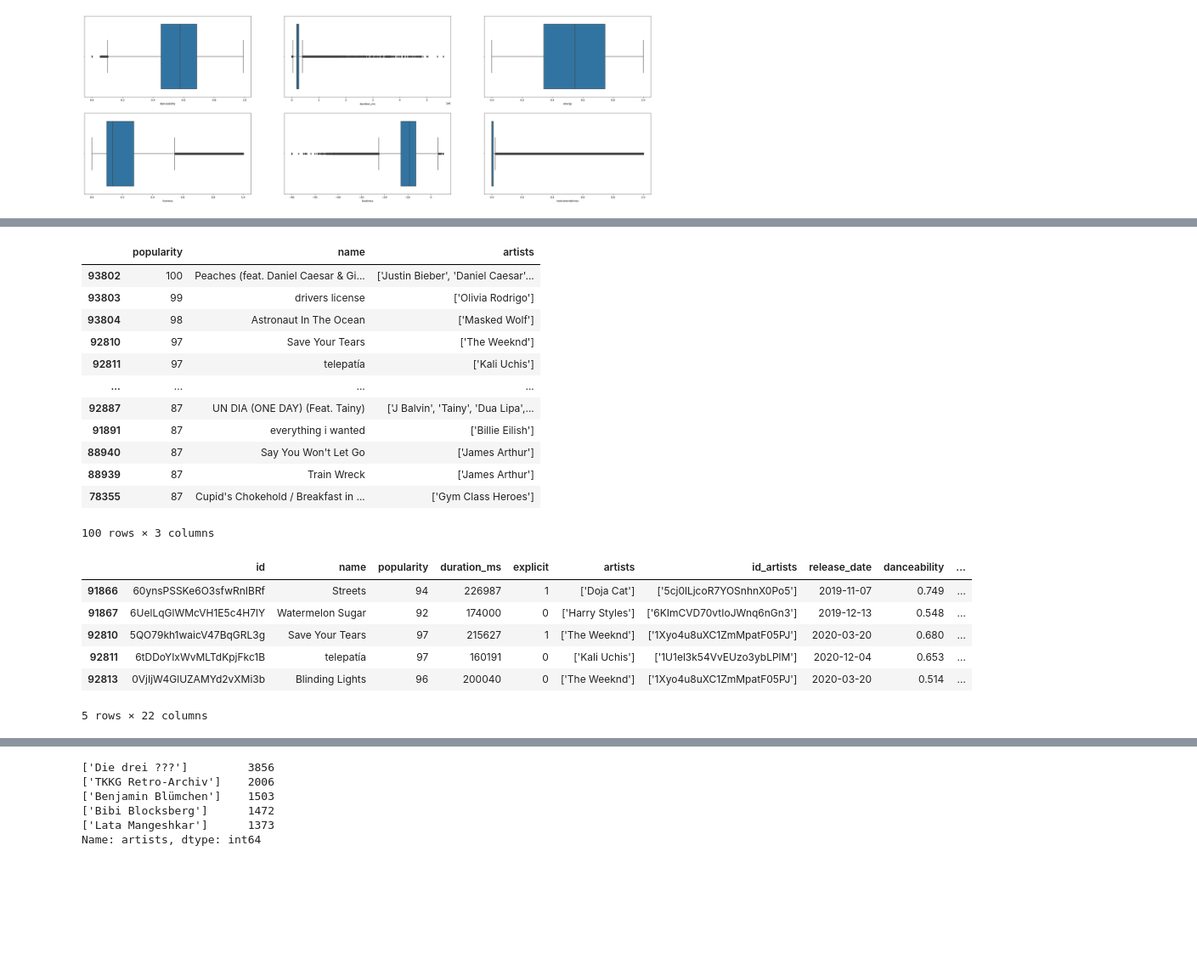
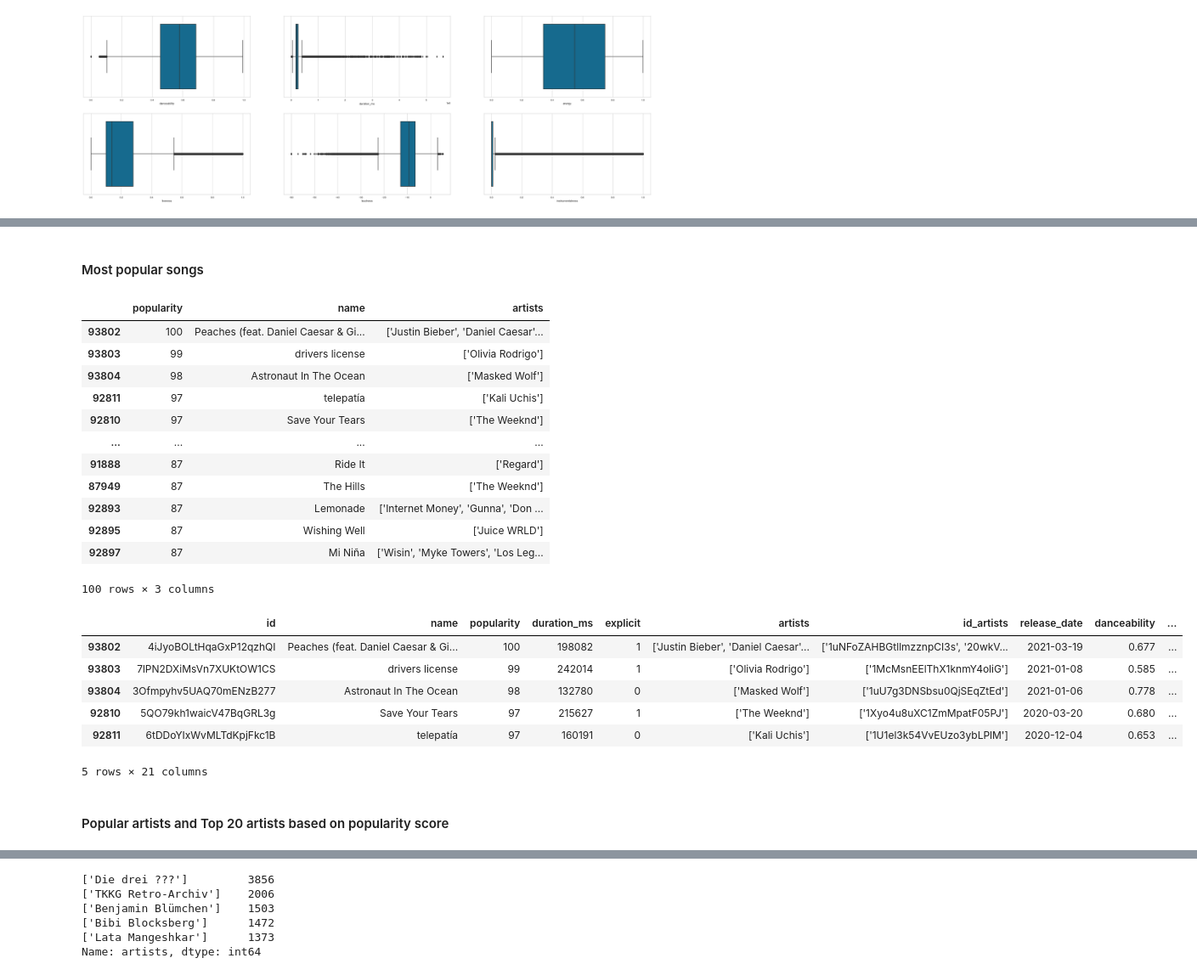
Before and after one commit to batkaw/Springboard, a Jupyter notebook: Mini Projects/Spotify EDA.ipynb, the cells around one changed output, grey strips where cells are left out. Shown at 85% size. Drawn from its saved outputs; the diff is of its cells as text; code cells hidden in the pictures; blank space fills up the shorter version.

```diff
--- a/Mini Projects/Spotify EDA.ipynb
+++ b/Mini Projects/Spotify EDA.ipynb
@@ -73,0 +119,2 @@ plt.show()
+# %%
+tracks = tracks[~tracks.duplicated()==1]
@@ -200,3 +318,5 @@ plt.show()
+# %% [markdown]
+#### Most popular songs
 # %%
 popularity= tracks.copy().sort_values(by=['popularity'],ascending=False)[['popularity','name','artists']][0:100]
 # %%
@@ -206,24 +326,26 @@ popularity
 | 93802 | 100 | Peaches (feat. Daniel Caesar & Gi... | ['Justin Bieber', 'Daniel Caesar'... |
 | 93803 | 99 | drivers license | ['Olivia Rodrigo'] |
 | 93804 | 98 | Astronaut In The Ocean | ['Masked Wolf'] |
+| 92811 | 97 | telepatía | ['Kali Uchis'] |
 | 92810 | 97 | Save Your Tears | ['The Weeknd'] |
-| 92811 | 97 | telepatía | ['Kali Uchis'] |
 | ... | ... | ... | ... |
-| 92887 | 87 | UN DIA (ONE DAY) (Feat. Tainy) | ['J Balvin', 'Tainy', 'Dua Lipa',... |
-| 91891 | 87 | everything i wanted | ['Billie Eilish'] |
-| 88940 | 87 | Say You Won't Let Go | ['James Arthur'] |
-| 88939 | 87 | Train Wreck | ['James Arthur'] |
-| 78355 | 87 | Cupid's Chokehold / Breakfast in ... | ['Gym Class Heroes'] |
+| 91888 | 87 | Ride It | ['Regard'] |
+| 87949 | 87 | The Hills | ['The Weeknd'] |
+| 92893 | 87 | Lemonade | ['Internet Money', 'Gunna', 'Don ... |
+| 92895 | 87 | Wishing Well | ['Juice WRLD'] |
+| 92897 | 87 | Mi Niña | ['Wisin', 'Myke Towers', 'Los Leg... |
 100 rows × 3 columns
 # %%
-tracks_popular = tracks[tracks.popularity > 90]
+tracks_popular = tracks[tracks.popularity > 90].sort_values(by = 'popularity', ascending = False)
 tracks_popular.head()
 # %% [output]
 |  | id | name | popularity | duration_ms | explicit | artists | id_artists | release_date | danceability | ... |
-| 91866 | 60ynsPSSKe6O3sfwRnIBRf | Streets | 94 | 226987 | 1 | ['Doja Cat'] | ['5cj0lLjcoR7YOSnhnX0Po5'] | 2019-11-07 | 0.749 | ... |
-| 91867 | 6UelLqGlWMcVH1E5c4H7lY | Watermelon Sugar | 92 | 174000 | 0 | ['Harry Styles'] | ['6KImCVD70vtIoJWnq6nGn3'] | 2019-12-13 | 0.548 | ... |
+| 93802 | 4iJyoBOLtHqaGxP12qzhQI | Peaches (feat. Daniel Caesar & Gi... | 100 | 198082 | 1 | ['Justin Bieber', 'Daniel Caesar'... | ['1uNFoZAHBGtllmzznpCI3s', '20wkV... | 2021-03-19 | 0.677 | ... |
+| 93803 | 7lPN2DXiMsVn7XUKtOW1CS | drivers license | 99 | 242014 | 1 | ['Olivia Rodrigo'] | ['1McMsnEElThX1knmY4oliG'] | 2021-01-08 | 0.585 | ... |
+| 93804 | 3Ofmpyhv5UAQ70mENzB277 | Astronaut In The Ocean | 98 | 132780 | 0 | ['Masked Wolf'] | ['1uU7g3DNSbsu0QjSEqZtEd'] | 2021-01-06 | 0.778 | ... |
 | 92810 | 5QO79kh1waicV47BqGRL3g | Save Your Tears | 97 | 215627 | 1 | ['The Weeknd'] | ['1Xyo4u8uXC1ZmMpatF05PJ'] | 2020-03-20 | 0.680 | ... |
 | 92811 | 6tDDoYIxWvMLTdKpjFkc1B | telepatía | 97 | 160191 | 0 | ['Kali Uchis'] | ['1U1el3k54VvEUzo3ybLPlM'] | 2020-12-04 | 0.653 | ... |
-| 92813 | 0VjIjW4GlUZAMYd2vXMi3b | Blinding Lights | 96 | 200040 | 0 | ['The Weeknd'] | ['1Xyo4u8uXC1ZmMpatF05PJ'] | 2020-03-20 | 0.514 | ... |
-5 rows × 22 columns
+5 rows × 21 columns
+# %% [markdown]
+#### Popular artists and Top 20 artists based on popularity score
 # %%
```
Also changed, not shown: parts of 93 cells of this notebook.
